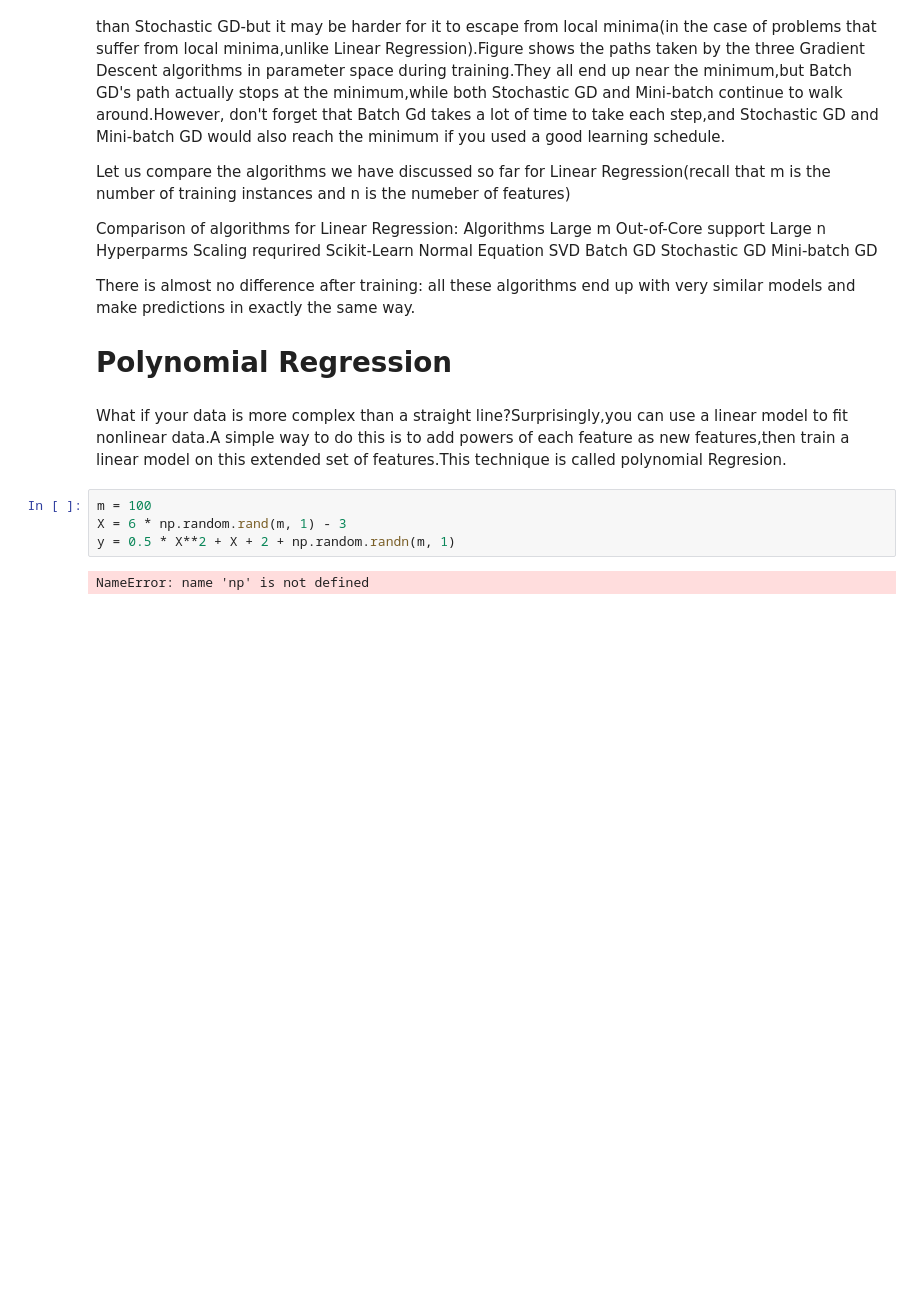
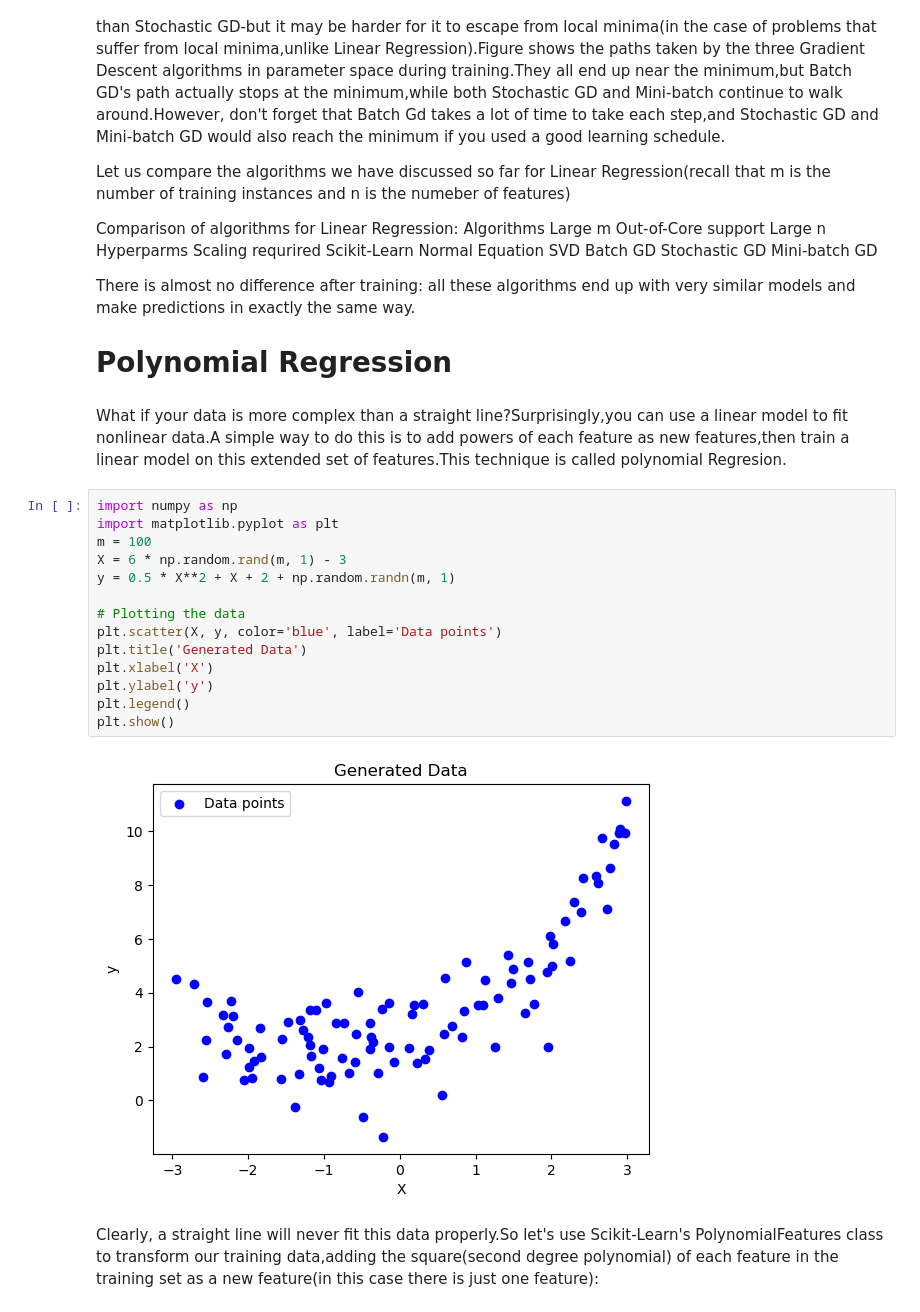
Before and after one commit to LongQin0121/Flask_Web, a Jupyter notebook: chapter4_Training_Models.ipynb, the cells around one changed output. Saved outputs shown, nothing was run; the diff lists cells and outputs as text; blank space fills up the shorter version.

```diff
--- a/chapter4_Training_Models.ipynb
+++ b/chapter4_Training_Models.ipynb
@@ -232,8 +232,20 @@ There is almost no difference after training: all these algorithms end up with v
 # %% [markdown]
 What if your data is more complex than a straight line?Surprisingly,you can use a linear model to fit nonlinear data.A simple way to do this is to add powers of each feature as new features,then train a linear model on this extended set of features.This  technique is called polynomial Regresion.
 # %%
+import numpy as np
+import matplotlib.pyplot as plt
 m = 100
 X = 6 * np.random.rand(m, 1) - 3
 y = 0.5 * X**2 + X + 2 + np.random.randn(m, 1)
+
+# Plotting the data
+plt.scatter(X, y, color='blue', label='Data points')
+plt.title('Generated Data')
+plt.xlabel('X')
+plt.ylabel('y')
+plt.legend()
+plt.show()
 # %% [output]
-NameError: name 'np' is not defined
+[figure, added]
+# %% [markdown]
+Clearly, a straight line will never fit this data properly.So let's use Scikit-Learn's PolynomialFeatures class to transform our training data,adding the square(second degree polynomial) of each feature in the training set as  a new feature(in this case there is just one feature):
```
Also changed, not shown: parts of 5 cells of this notebook.
